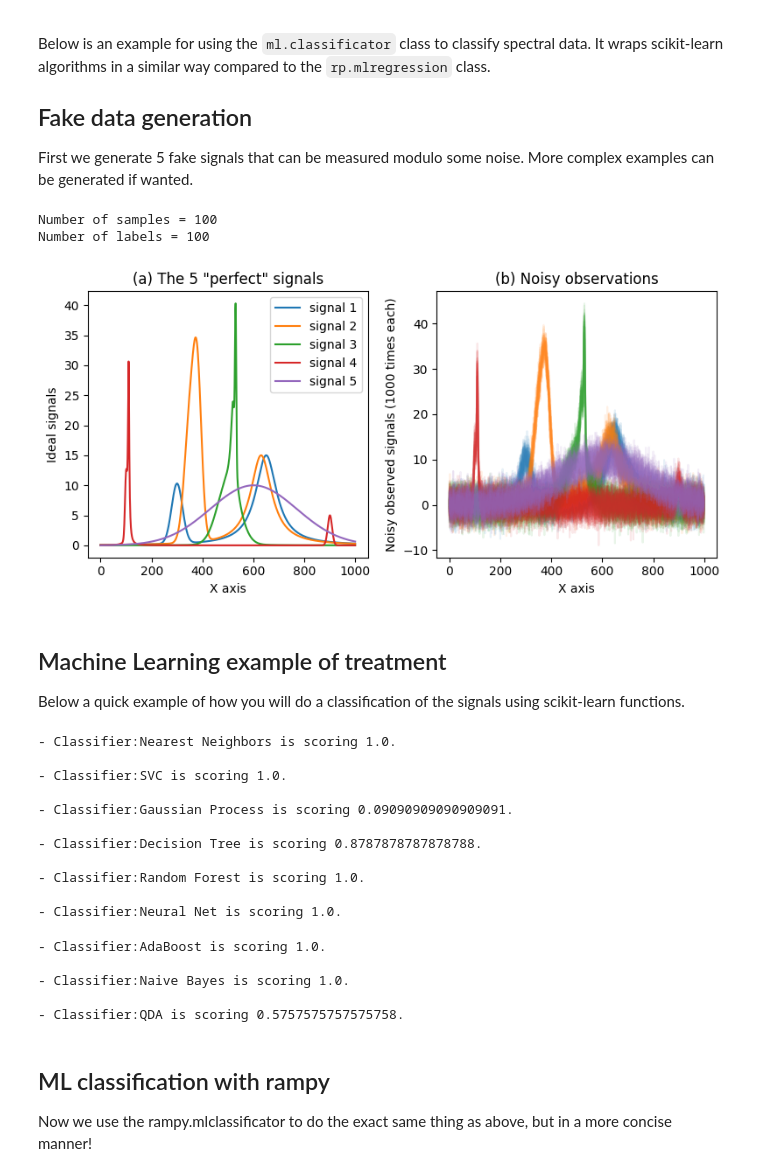
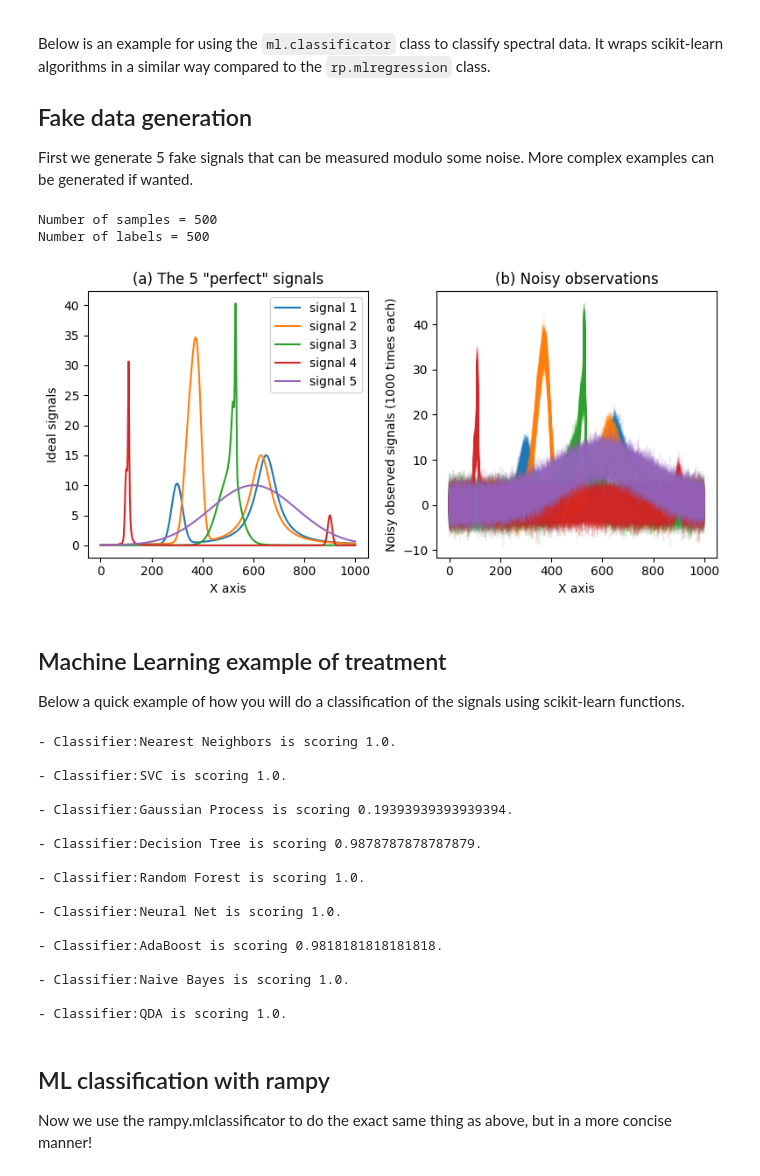
Before and after one commit to charlesll/rampy, a Jupyter notebook: docs/notebooks/ML_Classification.ipynb, the cells around one changed output. Saved outputs shown, nothing was run; the diff lists cells and outputs as text; code cells hidden in the pictures.

```diff
--- a/docs/notebooks/ML_Classification.ipynb
+++ b/docs/notebooks/ML_Classification.ipynb
@@ -26,7 +26,7 @@ spectra_4 = rp.gaussian(x, 10.0, 100., 5.) + rp.lorentzian(x, 30.0, 110., 3.) +
 spectra_5 = rp.gaussian(x, 10.0, 600., 200.)
 
 # the number of observations of each signal
-number_of_spectra = 20
+number_of_spectra = 100
 
 # generating a dataset (will be shuffled later during the train-test split)
 dataset = np.hstack((np.ones((len(x),number_of_spectra))*spectra_1.reshape(-1,1),
@@ -51,36 +51,36 @@ labels =  np.vstack((np.tile(np.array([1]).reshape(-1,1),number_of_spectra),
 print('Number of samples = {}'.format(dataset.shape[0]))
 print('Number of labels = {}'.format(labels.shape[0]))
 
 # Do figure
 plt.figure(figsize=(8,4))
 
 plt.subplot(1,2,1)
 plt.title('(a) The 5 "perfect" signals')
 plt.plot(x, spectra_1, label='signal 1')
 plt.plot(x, spectra_2, label='signal 2')
 plt.plot(x, spectra_3, label='signal 3')
 plt.plot(x, spectra_4, label='signal 4')
 plt.plot(x, spectra_5, label='signal 5')
 plt.xlabel('X axis')
 plt.ylabel('Ideal signals')
 plt.legend()
 
 plt.subplot(1,2,2)
 plt.title('(b) Noisy observations')
 plt.plot(x, dataset[0*number_of_spectra:1*number_of_spectra,:].T, color="C0",alpha=0.1)
 plt.plot(x, dataset[1*number_of_spectra:2*number_of_spectra,:].T, color="C1",alpha=0.1)
 plt.plot(x, dataset[2*number_of_spectra:3*number_of_spectra,:].T, color="C2",alpha=0.1)
 plt.plot(x, dataset[3*number_of_spectra:4*number_of_spectra,:].T, color="C3",alpha=0.1)
 plt.plot(x, dataset[4*number_of_spectra:5*number_of_spectra,:].T, color="C4",alpha=0.1)
 
 plt.xlabel('X axis')
 plt.ylabel('Noisy observed signals (1000 times each)')
 
 plt.tight_layout()
 # %% [output]
-Number of samples = 100
-Number of labels = 100
+Number of samples = 500
+Number of labels = 500
-[figure, old version]
+[figure, new version]
 # %% [markdown]
 ## Machine Learning example of treatment
 
@@ -122,7 +122,7 @@ classifiers = [
     RandomForestClassifier(),
     MLPClassifier(),
     AdaBoostClassifier(),
-    GaussianNB(), QuadraticDiscriminantAnalysis()]
+    GaussianNB(), QuadraticDiscriminantAnalysis(solver='eigen',shrinkage='auto')]
 
 # Their names
 names = ["Nearest Neighbors", "SVC", "Gaussian Process",
@@ -139,18 +139,19 @@ for name, clf in zip(names, classifiers):
 
 - Classifier:SVC is scoring 1.0.
 
-- Classifier:Gaussian Process is scoring 0.09090909090909091.
+- Classifier:Gaussian Process is scoring 0.19393939393939394.
 
-- Classifier:Decision Tree is scoring 0.8787878787878788.
+- Classifier:Decision Tree is scoring 0.9878787878787879.
 
 - Classifier:Random Forest is scoring 1.0.
 
 - Classifier:Neural Net is scoring 1.0.
+
+- Classifier:AdaBoost is scoring 0.9818181818181818.
+
+- Classifier:Naive Bayes is scoring 1.0.
+
+- Classifier:QDA is scoring 1.0.
-- Classifier:AdaBoost is scoring 1.0.
-
-- Classifier:Naive Bayes is scoring 1.0.
-
-- Classifier:QDA is scoring 0.5757575757575758.
 # %% [markdown]
 ## ML classification with rampy
 
```
Also changed, not shown: parts of 1 cell of this notebook, 3 other files.
